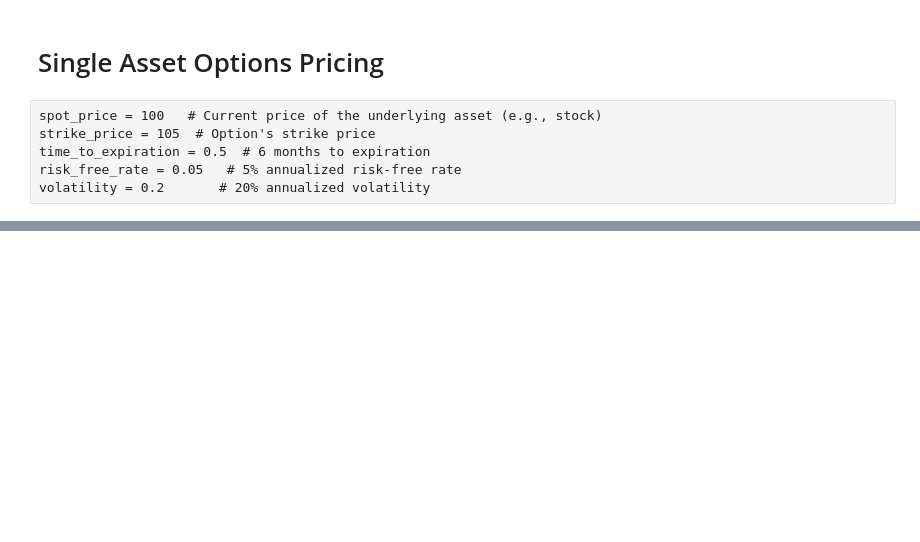
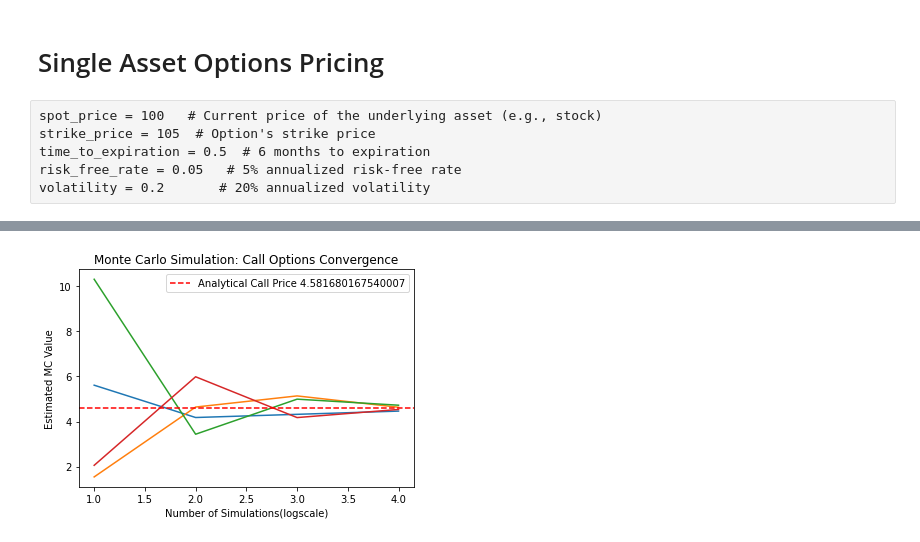
Before and after one commit to mayank255/Options-Pricing, a Jupyter notebook: Untitled.ipynb, the cells around one changed output, grey strips where cells are left out. Drawn from its saved outputs; the diff is of its cells as text; code cells hidden in the pictures; blank space fills up the shorter version.

```diff
--- a/Untitled.ipynb
+++ b/Untitled.ipynb
@@ -12,7 +41,65 @@ time_to_expiration = 0.5  # 6 months to expiration
 risk_free_rate = 0.05   # 5% annualized risk-free rate
 volatility = 0.2       # 20% annualized volatility
 # %%
-asset = Asset("REL", 300, 0, volatility = 0.2,rate = 0.05)
+
+# Option parameters
+spot_price = 100   # Current price of the underlying asset (e.g., stock)
+strike_price = 105  # Option's strike price
+time_to_expiration = 0.5  # 6 months to expiration
+risk_free_rate = 0.05   # 5% annualized risk-free rate
+volatility = 0.2       # 20% annualized volatility
+
+# Benchmark value using Black-Scholes analytical formula
+benchmark_option_price = black_scholes_call(spot_price, strike_price,
+                                            time_to_expiration,
+                                            risk_free_rate, volatility)
 # %%
-asset
+
+
+
+"""---"""
+# for i in [10, 20, 40, 15]:
+#     np.random.seed(i)
+#     x = []
+#     computation_time[i] = dict()
+#     for num_simulations in num_simulations_values:
+#         start = datetime.datetime.now()
+#         option_price_mc = monte_carlo_call_option_price(spot_price, strike_price, time_to_expiration, risk_free_rate, volatility, num_simulations)
+#         x.append(option_price_mc)
+#         absolute_error_mc = abs(option_price_mc - benchmark_option_price)
+#         print(f"Simulations = {num_simulations}: Option Price = {option_price_mc}, Absolute Error = {absolute_error_mc}")
+#         computation_time[i][num_simulations] = datetime.datetime.now()-start
+#     plt.plot([1,2,3,4,5], x)
+# plt.axhline(y=benchmark_option_price, color='r', linestyle='--', label=f'Analytical Call Price {benchmark_option_price}')
+# plt.xlabel('Number of Simulations(10^x)')
+# plt.ylabel(f'Estimated MC Value')
+# plt.legend()
+# plt.title('Monte Carlo Simulation: Call Options Convergence')
+# plt.show(block = True)
+
+
+"""------------------------------- num_simulations----------------------------------"""
+num_simulations_values = [10, 100, 1000, 10000] # Different numbers of simulations
+num_steps_values = [10,100,1000]
+computation_time = dict()
+print("\nError analysis for Monte Carlo method:")
+for i in [10, 20, 40, 15]:
+    np.random.seed(i)
+    x = []
+    computation_time[i] = dict()
+    for num_simulations in num_simulations_values:
+        start = datetime.datetime.now()
+        option_price_mc = monte_carlo_call_option_price(spot_price, strike_price, time_to_expiration, risk_free_rate, volatility, num_simulations)
+        x.append(option_price_mc)
+        absolute_error_mc = abs(option_price_mc - benchmark_option_price)
+        print(f"Simulations = {num_simulations}: Option Price = {option_price_mc}, Absolute Error = {absolute_error_mc}")
+        computation_time[i][num_simulations] = datetime.datetime.now()-start
+    plt.plot([1,2,3,4], x)
+plt.axhline(y=benchmark_option_price, color='r', linestyle='--', label=f'Analytical Call Price {benchmark_option_price}')
+plt.xlabel('Number of Simulations(logscale)')
+plt.ylabel(f'Estimated MC Value')
+plt.legend()
+plt.title('Monte Carlo Simulation: Call Options Convergence')
+plt.savefig("calloptions.png", dpi=400)
+plt.show(block = True)
 # %% [output]
@@ -19,0 +123 @@ asset
+[figure, added]
```
Also changed, not shown: parts of 23 cells of this notebook, 17 other files.
